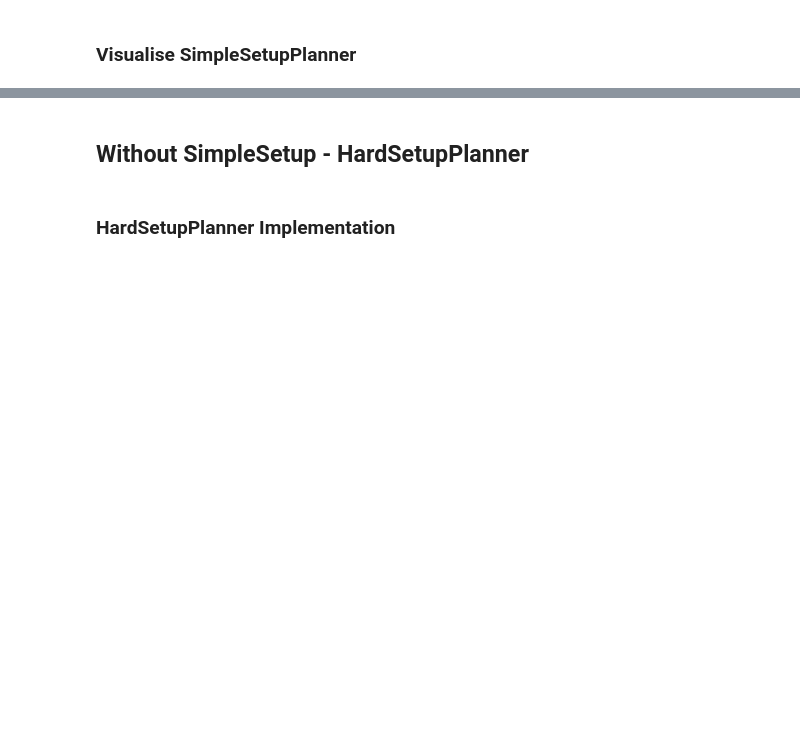
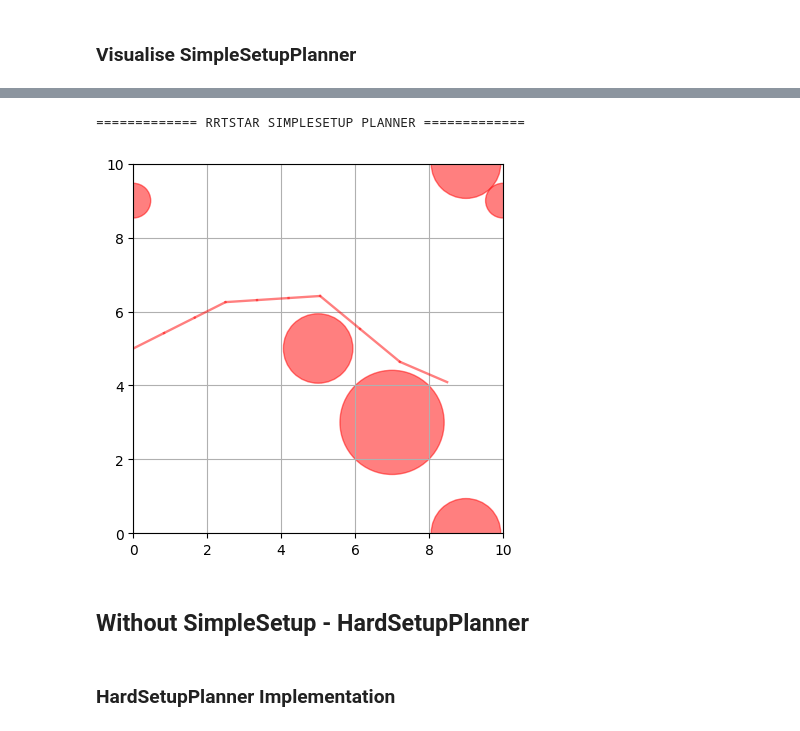
Before and after one commit to samuelsont/motion_planning, a Jupyter notebook: Motion_Planning_Algorithms.ipynb, the cells around one changed output, grey strips where cells are left out. Saved outputs shown, nothing was run; the diff lists cells and outputs as text; code cells hidden in the pictures; blank space fills up the shorter version.

```diff
--- a/Motion_Planning_Algorithms.ipynb
+++ b/Motion_Planning_Algorithms.ipynb
@@ -2037,3 +2095,9 @@ visualise_plan(
+# %%
+fprint("RRTStar SimpleSetup Planner", multiplier=13)
+viz_plan(planner=None, path_nodes = rrt_star_nodes)
+# %% [output]
+============= RRTSTAR SIMPLESETUP PLANNER =============
+[figure, added]
 # %%
 # from mpl_toolkits.mplot3d import Axes3D
 # import numpy
```
Also changed, not shown: parts of 21 cells of this notebook.
